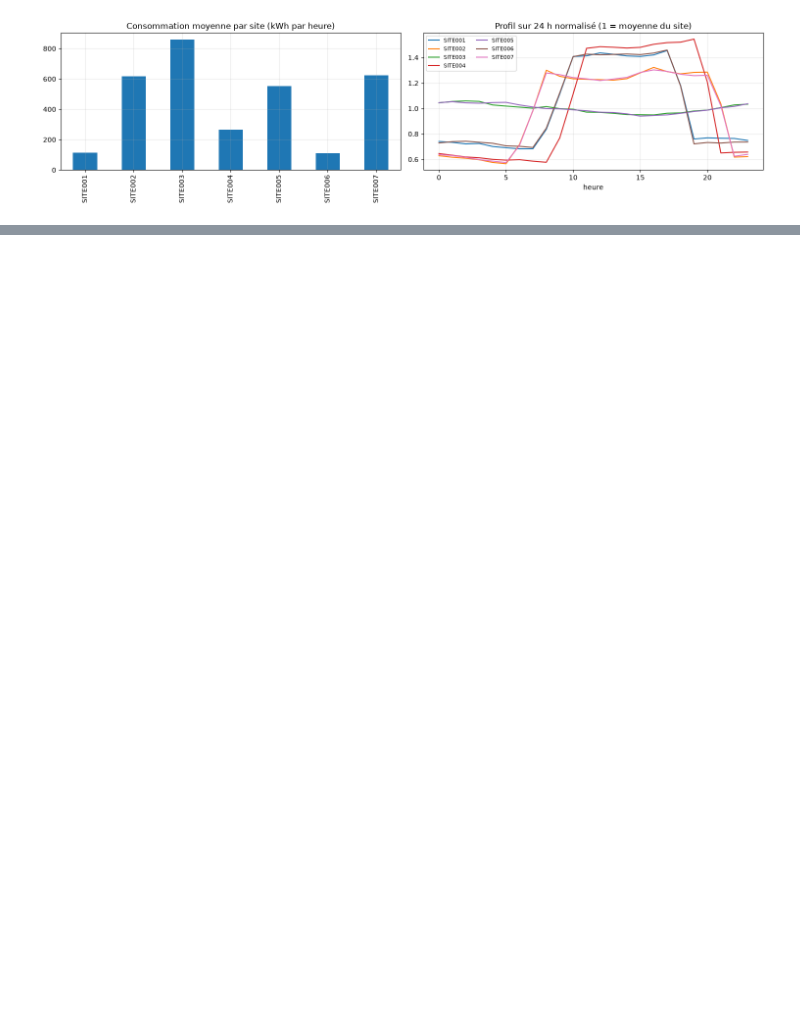
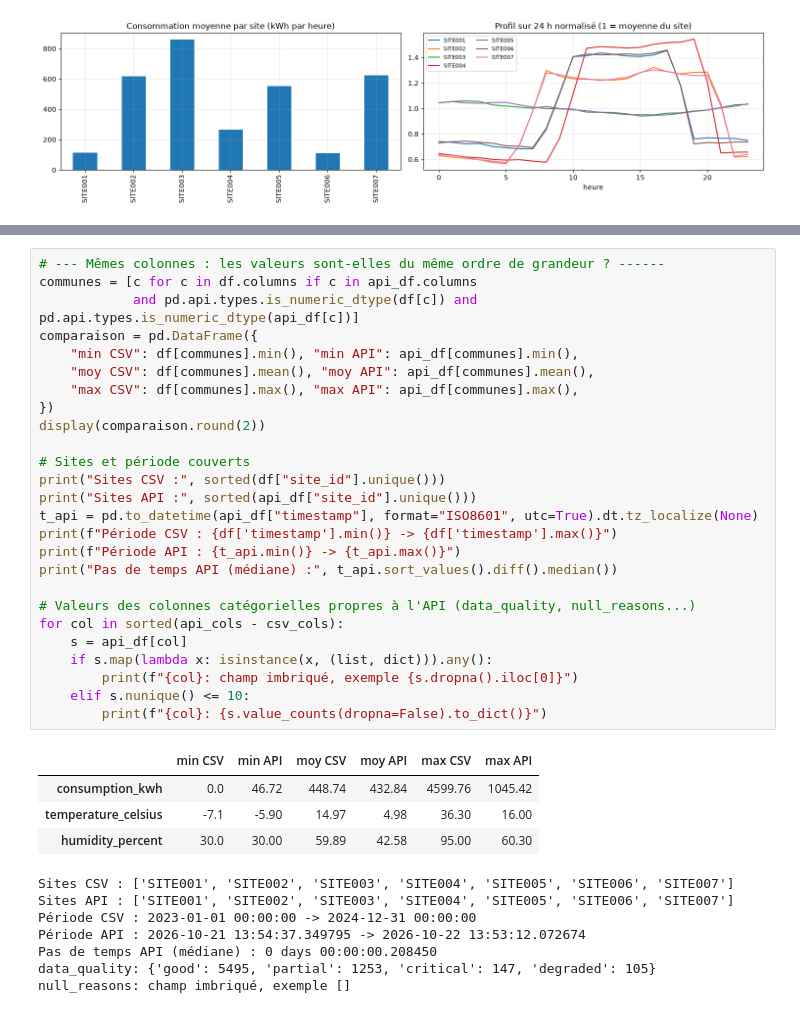
Before and after one commit to EADL-projet-piscine/smart_energy_optimizer, a Jupyter notebook: ml/notebooks/exploration_csv_data.ipynb, the cells around one changed output, grey strips where cells are left out. Cells and saved outputs as stored; diff of their text form; blank space fills up the shorter version.

```diff
--- a/ml/notebooks/exploration_csv_data.ipynb
+++ b/ml/notebooks/exploration_csv_data.ipynb
@@ -409,0 +510,38 @@ plt.show()
+# %%
+# --- Mêmes colonnes : les valeurs sont-elles du même ordre de grandeur ? ------
+communes = [c for c in df.columns if c in api_df.columns
+            and pd.api.types.is_numeric_dtype(df[c]) and pd.api.types.is_numeric_dtype(api_df[c])]
+comparaison = pd.DataFrame({
+    "min CSV": df[communes].min(), "min API": api_df[communes].min(),
+    "moy CSV": df[communes].mean(), "moy API": api_df[communes].mean(),
+    "max CSV": df[communes].max(), "max API": api_df[communes].max(),
+})
+display(comparaison.round(2))
+
+# Sites et période couverts
+print("Sites CSV :", sorted(df["site_id"].unique()))
+print("Sites API :", sorted(api_df["site_id"].unique()))
+t_api = pd.to_datetime(api_df["timestamp"], format="ISO8601", utc=True).dt.tz_localize(None)
+print(f"Période CSV : {df['timestamp'].min()} -> {df['timestamp'].max()}")
+print(f"Période API : {t_api.min()} -> {t_api.max()}")
+print("Pas de temps API (médiane) :", t_api.sort_values().diff().median())
+
+# Valeurs des colonnes catégorielles propres à l'API (data_quality, null_reasons...)
+for col in sorted(api_cols - csv_cols):
+    s = api_df[col]
+    if s.map(lambda x: isinstance(x, (list, dict))).any():
+        print(f"{col}: champ imbriqué, exemple {s.dropna().iloc[0]}")
+    elif s.nunique() <= 10:
+        print(f"{col}: {s.value_counts(dropna=False).to_dict()}")
+# %% [output]
+|  | min CSV | min API | moy CSV | moy API | max CSV | max API |
+| consumption_kwh | 0.0 | 46.72 | 448.74 | 432.84 | 4599.76 | 1045.42 |
+| temperature_celsius | -7.1 | -5.90 | 14.97 | 4.98 | 36.30 | 16.00 |
+| humidity_percent | 30.0 | 30.00 | 59.89 | 42.58 | 95.00 | 60.30 |
+Sites CSV : ['SITE001', 'SITE002', 'SITE003', 'SITE004', 'SITE005', 'SITE006', 'SITE007']
+Sites API : ['SITE001', 'SITE002', 'SITE003', 'SITE004', 'SITE005', 'SITE006', 'SITE007']
+Période CSV : 2023-01-01 00:00:00 -> 2024-12-31 00:00:00
+Période API : 2026-10-21 13:54:37.349795 -> 2026-10-22 13:53:12.072674
+Pas de temps API (médiane) : 0 days 00:00:00.208450
+data_quality: {'good': 5495, 'partial': 1253, 'critical': 147, 'degraded': 105}
+null_reasons: champ imbriqué, exemple []
```
Also changed, not shown: parts of 4 cells of this notebook.
